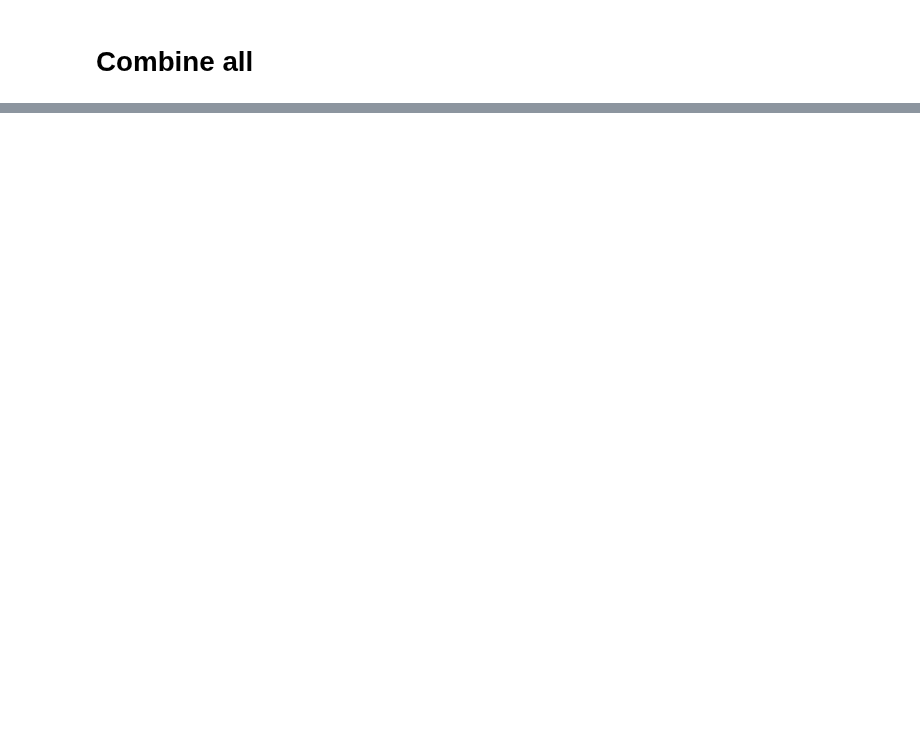
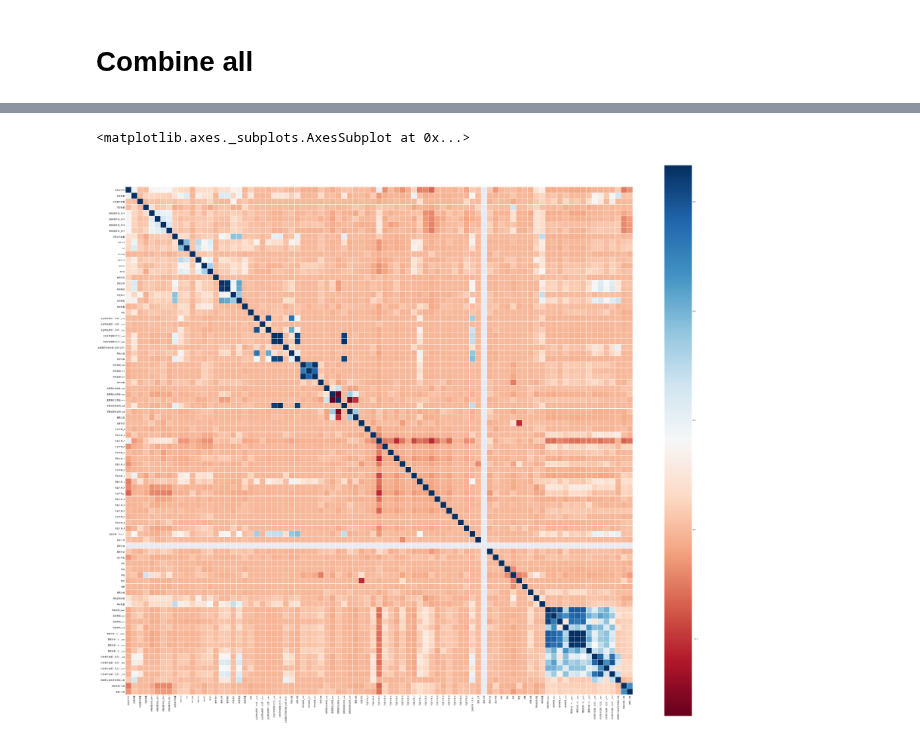
Before and after one commit to AlanConstantine/ISI-WorldCup2019, a Jupyter notebook: Code/FeatureEngineering/CombineNoFinancialData.ipynb, the cells around one changed output, grey strips where cells are left out. Drawn from its saved outputs; the diff is of its cells as text; code cells hidden in the pictures; blank space fills up the shorter version.

```diff
--- a/Code/FeatureEngineering/CombineNoFinancialData.ipynb
+++ b/Code/FeatureEngineering/CombineNoFinancialData.ipynb
@@ -1202,2 +1425,16 @@ noFinacialFeatures.describe()
 # %%
 noFinacialFeatures.to_csv(r'../../Data/noFinacialFeatures.csv', index=False)
+# %%
+noFinacialFeatures_drop=noFinacialFeatures.drop(['企业编号'],axis=1)
+colormap = plt.cm.RdBu
+plt.figure(figsize=(50, 50))
+sns.heatmap(noFinacialFeatures_drop.corr(),
+            linewidths=0.1,
+            vmax=1.0,
+            square=True,
+            cmap=colormap,
+            linecolor='white',
+            annot=False)
+# %% [output]
+<matplotlib.axes._subplots.AxesSubplot at 0x...>
+[figure, added]
```
Also changed, not shown: parts of 19 cells of this notebook.
